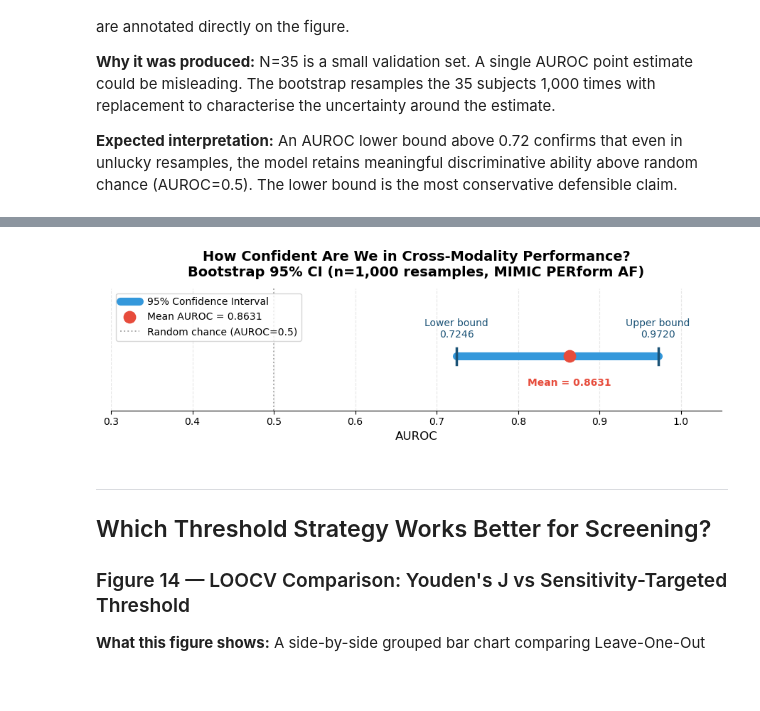
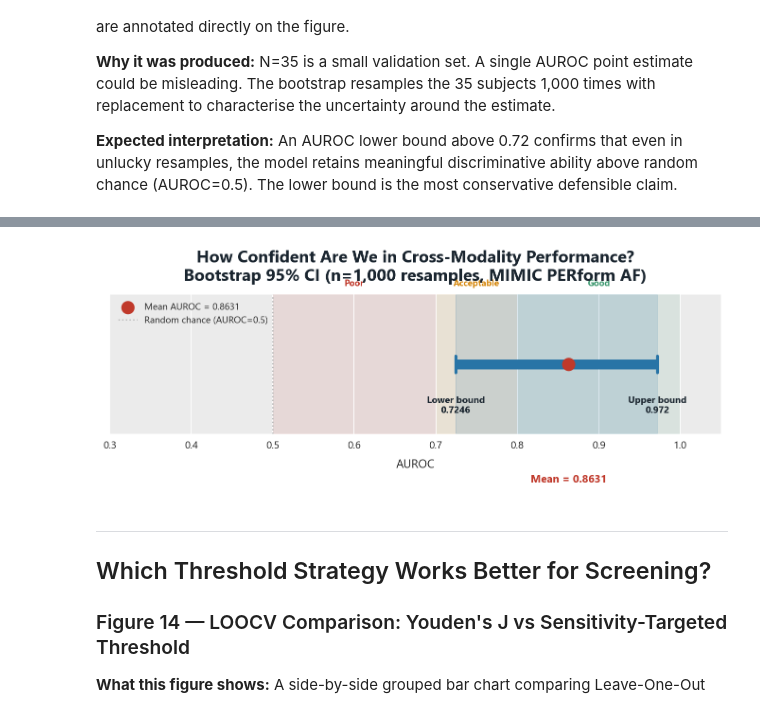
Before and after one commit to Lucas-sam93/ga-capstone-heartbeat-or-noise, a Jupyter notebook: notebooks/06_technical_report.ipynb, the cells around one changed output, grey strips where cells are left out. Cells and saved outputs as stored; diff of their text form; code cells hidden in the pictures; blank space fills up the shorter version.

```diff
--- a/notebooks/06_technical_report.ipynb
+++ b/notebooks/06_technical_report.ipynb
@@ -1811,60 +1644,66 @@ AUROC 0.8586 is the critical finding. AUROC measures whether the model ranks Abn
 
 **Expected interpretation:** An AUROC lower bound above 0.72 confirms that even in unlucky resamples, the model retains meaningful discriminative ability above random chance (AUROC=0.5). The lower bound is the most conservative defensible claim.
 # %%
-# Cell 17  --  Figure 13: Bootstrap AUROC Confidence Interval
-# Calls: no src/ modules  --  values hardcoded from stress_test_results_mimic.csv
-# Input:  outputs/layer2/stress_test_results_mimic.csv (values confirmed from CLAUDE.md)
-# Output: outputs/figures/bootstrap_auroc_distribution_2026.png
-
-import matplotlib.pyplot as plt
-import matplotlib.patches as mpatches
-import os
-
-# Bootstrap AUROC results (from stress_test_results_mimic.csv / CLAUDE.md)
+# Figure 13: Bootstrap AUROC Confidence Interval
 mean_auroc = 0.8631
 ci_lower   = 0.7246
 ci_upper   = 0.9720
 
-fig, ax = plt.subplots(figsize=(9, 3))
+fig, ax = plt.subplots(figsize=(9, 4))
 
-# Horizontal CI bar
-ax.plot([ci_lower, ci_upper], [0, 0], color="#3498db", linewidth=8, solid_capstyle="round", label="95% Confidence Interval", zorder=2)
+# Interpretation zones
+zone_cfg = [
+    (0.50, 0.70, C_ABNORMAL, 'Poor'),
+    (0.70, 0.80, C_OTHER,    'Acceptable'),
+    (0.80, 1.00, C_NORMAL,   'Good'),
+]
+for x0, x1, color, label in zone_cfg:
+    ax.axvspan(x0, x1, alpha=0.10, color=color, zorder=0)
+    mid = (x0 + x1) / 2.0
+    ax.text(mid, 1.08, label, ha='center', va='center',
+            fontsize=9, color=color, fontweight='bold',
+            transform=ax.get_xaxis_transform())
 
-# Whisker caps
+# CI fill
+ax.axvspan(ci_lower, ci_upper, alpha=0.15, color=C_L1, zorder=1)
+
+# CI line
+ax.plot([ci_lower, ci_upper], [0, 0], color=C_L1, lw=10,
+        solid_capstyle='butt', zorder=2)
+
+# Caps
 for x in [ci_lower, ci_upper]:
-    ax.plot([x, x], [-0.06, 0.06], color="#1a5276", linewidth=2.5, zorder=3)
+    ax.plot([x, x], [-0.06, 0.06], color=C_L1, lw=3.0, zorder=3)
 
-# Point estimate
-ax.scatter([mean_auroc], [0], color="#e74c3c", s=140, zorder=4, label=f"Mean AUROC = {mean_auroc:.4f}")
+# Mean dot
+ax.scatter([mean_auroc], [0], color=C_ABNORMAL, s=160, zorder=4,
+           label='Mean AUROC = ' + str(mean_auroc))
 
-# Annotate bounds
-ax.text(ci_lower, 0.12, f"Lower bound\n{ci_lower:.4f}", ha="center", va="bottom", fontsize=10, color="#1a5276")
-ax.text(ci_upper, 0.12, f"Upper bound\n{ci_upper:.4f}", ha="center", va="bottom", fontsize=10, color="#1a5276")
-ax.text(mean_auroc, -0.16, f"Mean = {mean_auroc:.4f}", ha="center", va="top", fontsize=10, color="#e74c3c", fontweight="bold")
+ax.axvline(0.5, color='#bbbbbb', linestyle=':', lw=1.4, label='Random chance (AUROC=0.5)')
 
-# Reference line at chance (0.5)
-ax.axvline(x=0.5, color="#aaaaaa", linestyle=":", linewidth=1.4, label="Random chance (AUROC=0.5)")
+ax.text(ci_lower, 0.15, 'Lower bound\n' + str(ci_lower), ha='center',
+        fontsize=9.5, color=C_DARK, fontweight='bold',
+        transform=ax.get_xaxis_transform())
+ax.text(ci_upper, 0.15, 'Upper bound\n' + str(ci_upper), ha='center',
+        fontsize=9.5, color=C_DARK, fontweight='bold',
+        transform=ax.get_xaxis_transform())
+ax.text(mean_auroc, -0.35, 'Mean = ' + str(mean_auroc), ha='center',
+        fontsize=11, color=C_ABNORMAL, fontweight='bold',
+        transform=ax.get_xaxis_transform())
 
-ax.set_xlim(0.3, 1.05)
-ax.set_ylim(-0.4, 0.5)
+ax.set_xlim(0.30, 1.05)
+ax.set_ylim(-0.5, 0.5)
 ax.set_yticks([])
-ax.set_xlabel("AUROC", fontsize=12)
-ax.set_title("How Confident Are We in Cross-Modality Performance?\nBootstrap 95% CI (n=1,000 resamples, MIMIC PERform AF)", fontsize=14, fontweight="bold", pad=12)
-ax.legend(fontsize=10, loc="upper left")
-ax.tick_params(axis="x", labelsize=10)
-ax.spines["top"].set_visible(False)
-ax.spines["right"].set_visible(False)
-ax.spines["left"].set_visible(False)
+ax.set_xlabel('AUROC', fontsize=12)
+ax.set_title('How Confident Are We in Cross-Modality Performance?\n'
+             'Bootstrap 95% CI (n=1,000 resamples, MIMIC PERform AF)',
+             **SUPTITLE_KW)
+ax.legend(loc='upper left', fontsize=9.5, framealpha=0.95)
+
 plt.tight_layout()
-
-save_and_log(
-    fig,
-    "bootstrap_auroc_distribution_2026.png",
-    "Bootstrap AUROC 95% CI for SVM on MIMIC PERform AF -- mean 0.8631, CI [0.7246, 0.9720]",
-    "06_technical_report.ipynb",
-    "Cell 17",
-    "Stress Testing"
-)
+save_and_log(fig, 'bootstrap_auroc_distribution_2026.png',
+             description='Bootstrap AUROC 95% CI horizontal plot with interpretation zones',
+             cell_ref='Code Cell 16', step='Section 4b')
 plt.show()
 # %% [output]
 Saved: ..\outputs\figures\bootstrap_auroc_distribution_2026.png
@@ -1872,4 +1710,4 @@ Logged: bootstrap_auroc_distribution_2026.png
-[figure, old version]
+[figure, new version]
 # %% [markdown]
 ---
 
```
Also changed, not shown: parts of 16 cells of this notebook, 16 other files.
